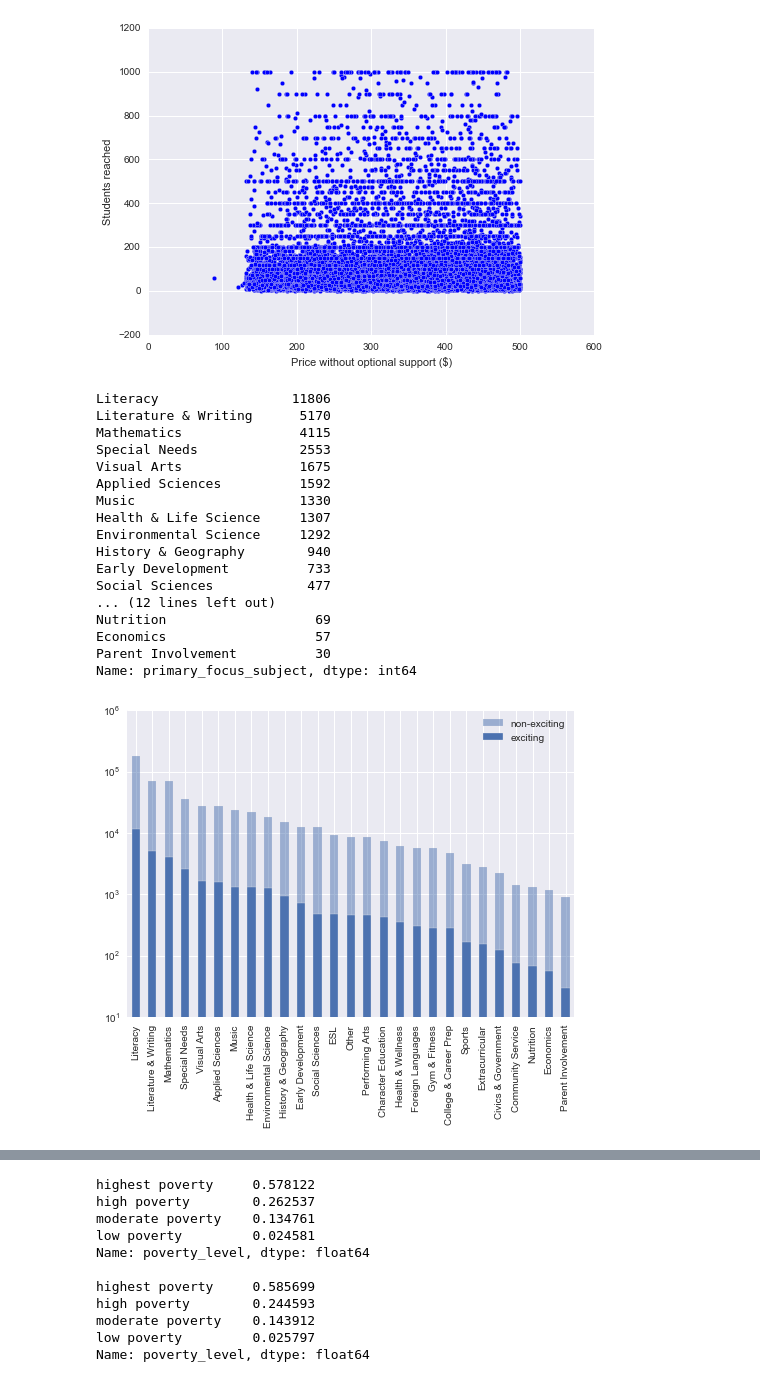
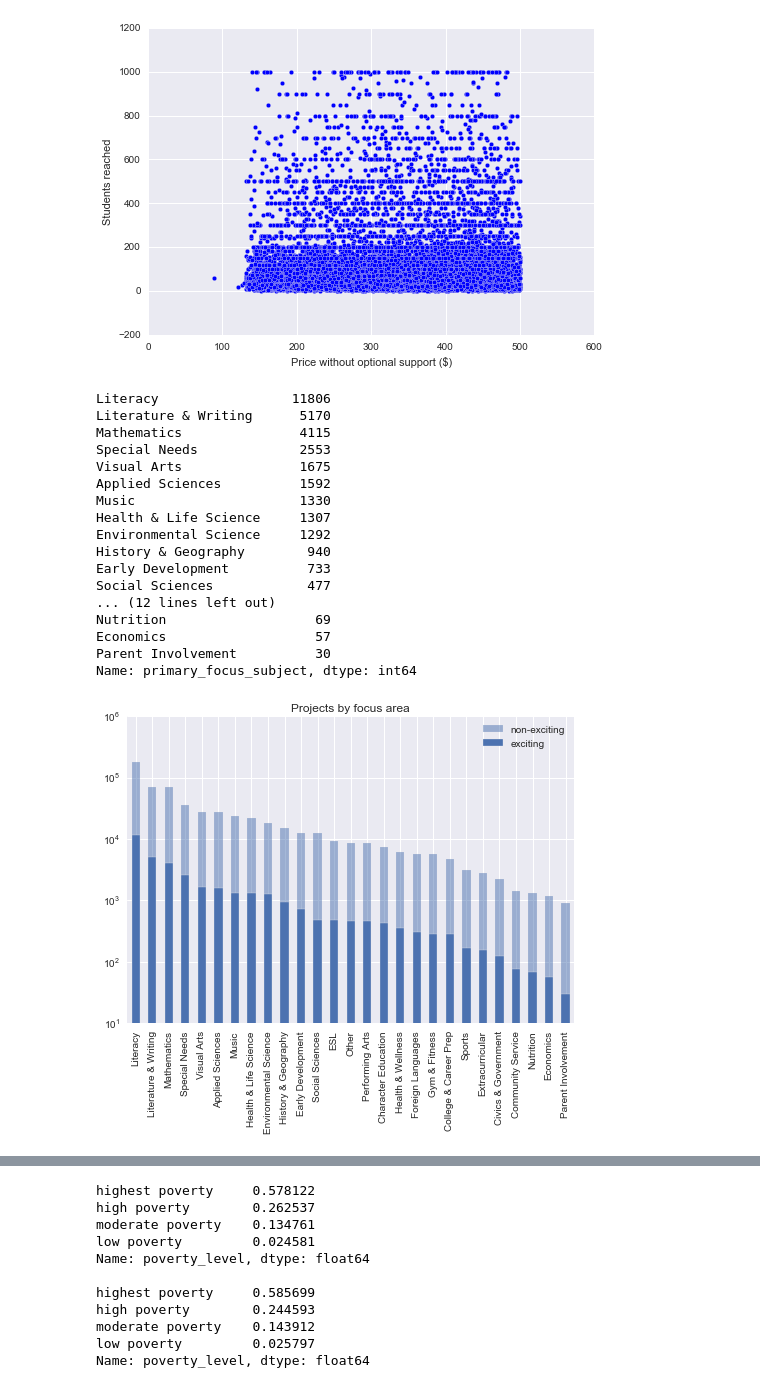
Before and after one commit to lisamnash/DSaPP_RA_Project, a Jupyter notebook: DSaPP.ipynb, the cells around one changed output, grey strips where cells are left out. Cells and saved outputs as stored; diff of their text form; code cells hidden in the pictures.

```diff
--- a/DSaPP.ipynb
+++ b/DSaPP.ipynb
@@ -429,34 +429,35 @@ total_price_hist(exciting_pros, 500, 'Exciting Projects < $500')
 #what about the focus area?
 #Are some focus areas more exciting than others?
 #Are some categories of resource need more exciting than others?
 #Are exciting projects more likely to be from urban or rural schools?
 #Do teacher characteristics affect whether a project is exciting?
 
 #Let's look at focus area first
 non_exc_pros['primary_focus_subject'].value_counts().plot(kind = 'bar', alpha = 0.5, label = 'non-exciting')
 exciting_pros['primary_focus_subject'].value_counts().plot(kind = 'bar', label = 'exciting')
 plt.legend()
 plt.yscale('log')
+plt.title('Projects by focus area')
 exciting_pros['primary_focus_subject'].value_counts()
 # %% [output]
 Literacy                 11806
 Literature & Writing      5170
 Mathematics               4115
 Special Needs             2553
 Visual Arts               1675
 Applied Sciences          1592
 Music                     1330
 Health & Life Science     1307
 Environmental Science     1292
 History & Geography        940
 Early Development          733
 Social Sciences            477
 ... (12 lines left out)
 Nutrition                   69
 Economics                   57
 Parent Involvement          30
 Name: primary_focus_subject, dtype: int64
-[figure, old version]
+[figure, new version]
 # %%
 #The most common categories are the same for exciting and non exciting projects,
 #so it's probably not that important for predicting excitement.
```
Also changed, not shown: parts of 4 cells of this notebook.
